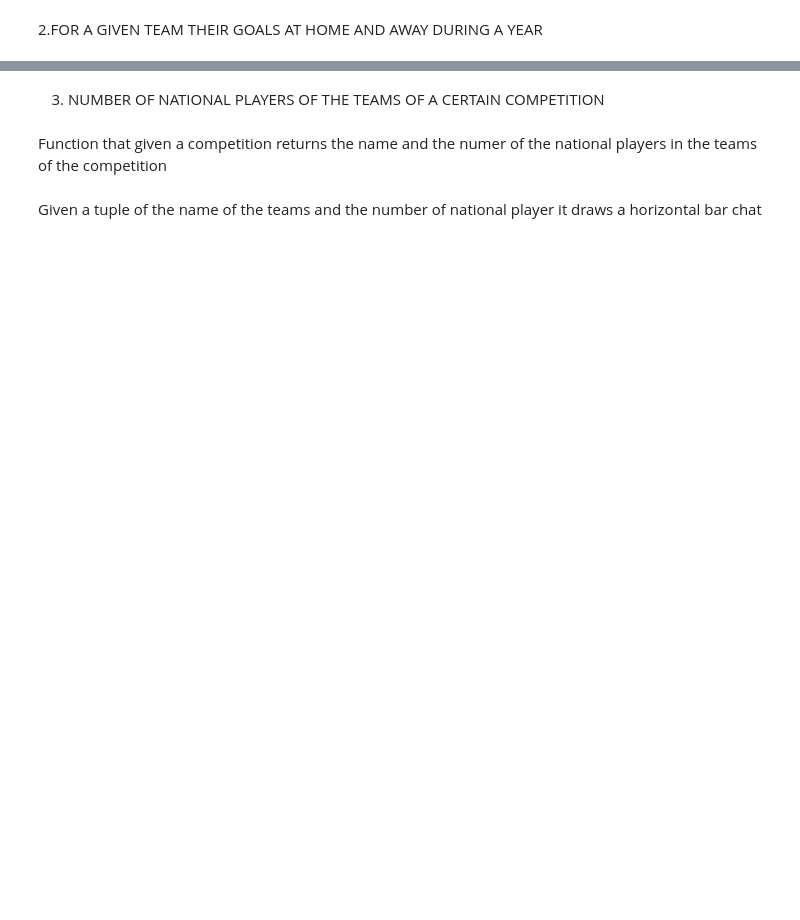
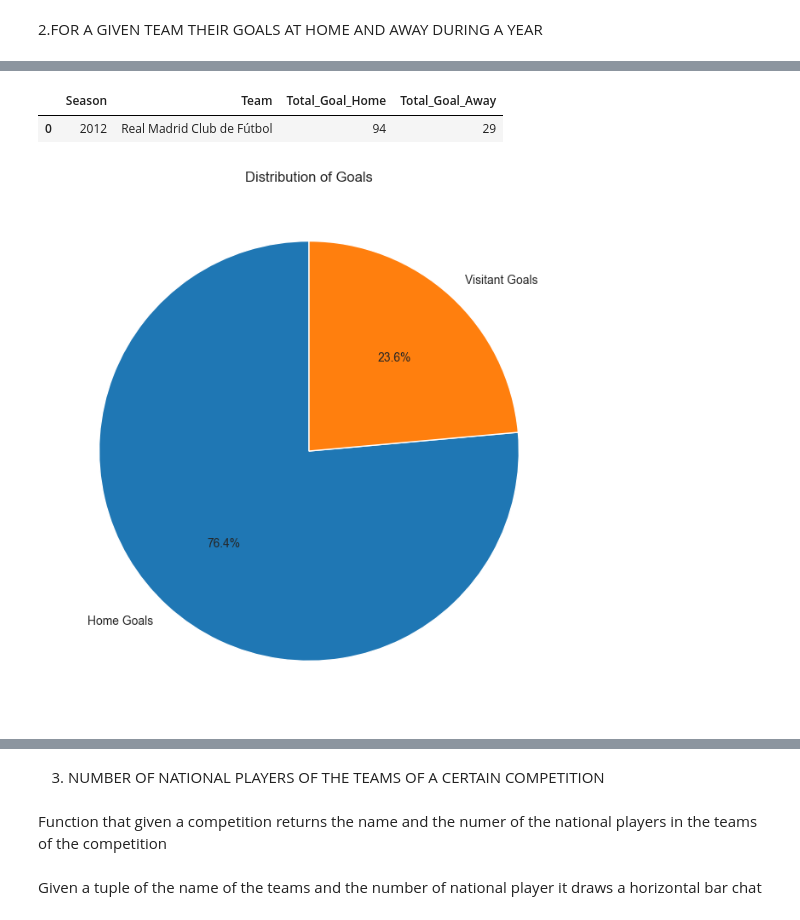
Before and after one commit to JavierBlancoGonzalez/Erasmus-IUM-6--Data_Analytics, a Jupyter notebook: solution/Data_Analytic.ipynb, the cells around one changed output, grey strips where cells are left out. Cells and saved outputs as stored; diff of their text form; code cells hidden in the pictures; blank space fills up the shorter version.

```diff
--- a/solution/Data_Analytic.ipynb
+++ b/solution/Data_Analytic.ipynb
@@ -25,0 +28,13 @@ db, client = create_connection()
+# %%
+def getGames(db):
+    try:
+        collection = db["games"]
+        games = list(collection.find())
+        return games
+    except Exception as e:
+            print(f"Retrieval of Games failed: {e}")
+            return []
+
+gamesInfo = getGames(db)
+games_df = pd.DataFrame(gamesInfo)
+games_df
@@ -136,0 +324,4 @@ piegraphic_goals(clubsInfoHome, home_away)
+# %%
+dfGamesHomeGoals = games_df[['season', 'home_club_name', 'home_club_goals', 'away_club_goals']]
+dfRealMadridHome = dfGamesHomeGoals[(dfGamesHomeGoals['home_club_name'] == 'Real Madrid Club de Fútbol') & (dfGamesHomeGoals['season'] == 2012)]
+dfRealMadridHome
@@ -136,0 +346,15 @@ piegraphic_goals(clubsInfoHome, home_away)
+# %%
+total_home_goals = pd.DataFrame(
+    {'Season': [dfRealMadridHome['season'].iloc[0]], 'Team': [dfRealMadridHome['home_club_name'].iloc[0]], 'Total_Goal_Home': [dfRealMadridHome['home_club_goals'].sum()],
+     'Total_Goal_Away': [dfRealMadridHome['away_club_goals'].sum()]})
+total_home_goals
+# %% [output]
+|  | Season | Team | Total_Goal_Home | Total_Goal_Away |
+| 0 | 2012 | Real Madrid Club de Fútbol | 94 | 29 |
+# %%
+plt.figure(figsize=(8, 8))
+plt.pie([total_home_goals['Total_Goal_Home'].values[0], total_home_goals['Total_Goal_Away'].values[0]], labels=['Home Goals', 'Visitant Goals'], autopct='%1.1f%%', startangle=90)
+plt.title('Distribution of Goals')
+plt.show()
+# %% [output]
+[figure, added]
```
Also changed, not shown: parts of 53 cells of this notebook, 1 other file.
